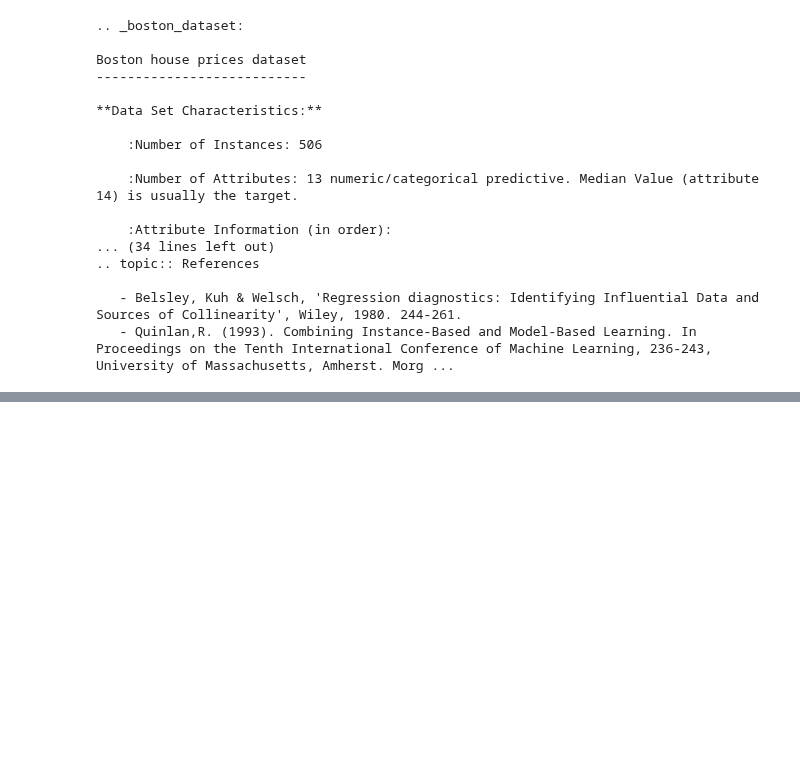
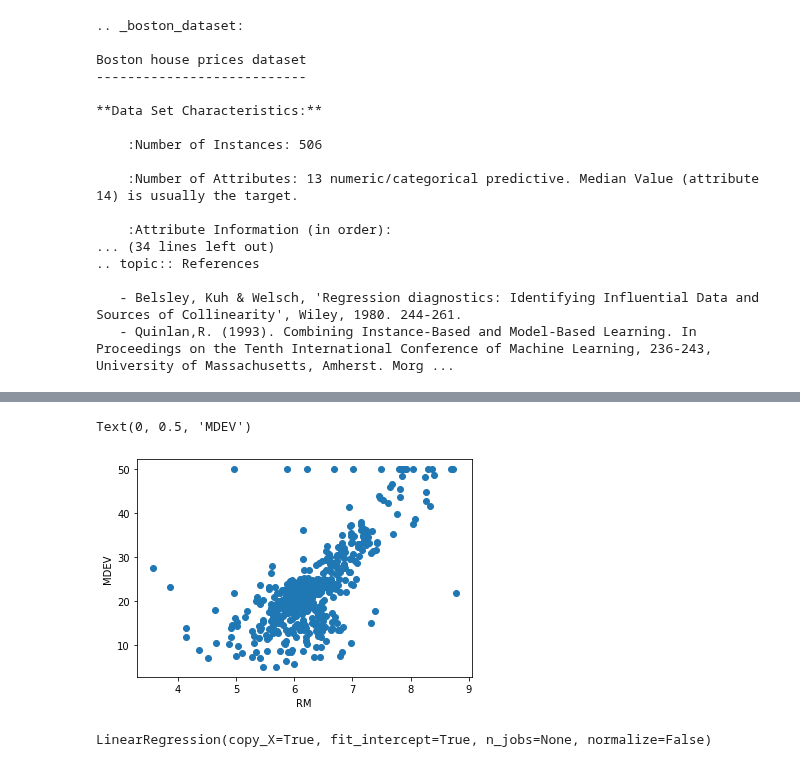
Before and after one commit to lpianta/ai_fall_exercises, a Jupyter notebook: M3/d2_continued_ml/04_boston-regression.ipynb, the cells around one changed output, grey strips where cells are left out. Cells and saved outputs as stored; diff of their text form; code cells hidden in the pictures; blank space fills up the shorter version.

```diff
--- a/M3/d2_continued_ml/04_boston-regression.ipynb
+++ b/M3/d2_continued_ml/04_boston-regression.ipynb
@@ -67,0 +86,7 @@ plt.show()
+# %%
+plt.scatter(data['RM'], data['MEDV'])
+plt.xlabel('RM')
+plt.ylabel('MDEV')
+# %% [output]
+Text(0, 0.5, 'MDEV')
+[figure, added]
@@ -70,2 +104,7 @@ plt.show()
 # %%
 ## Pick one model to use, such as Linear Regression -seen in class-.
+
+lrc = LinearRegression()
+lrc.fit(X_train, y_train)
+# %% [output]
+LinearRegression(copy_X=True, fit_intercept=True, n_jobs=None, normalize=False)
```
Also changed, not shown: parts of 11 cells of this notebook.
